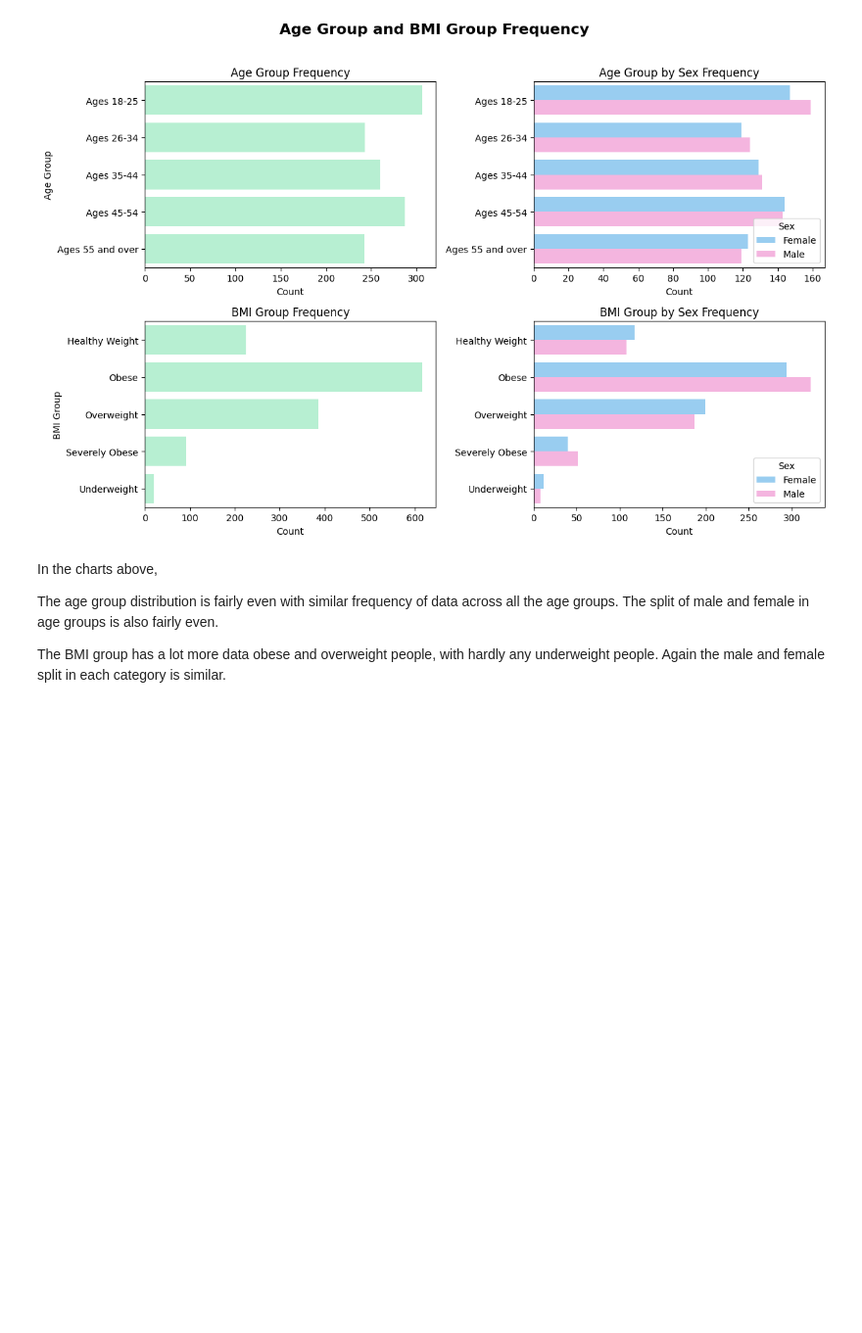
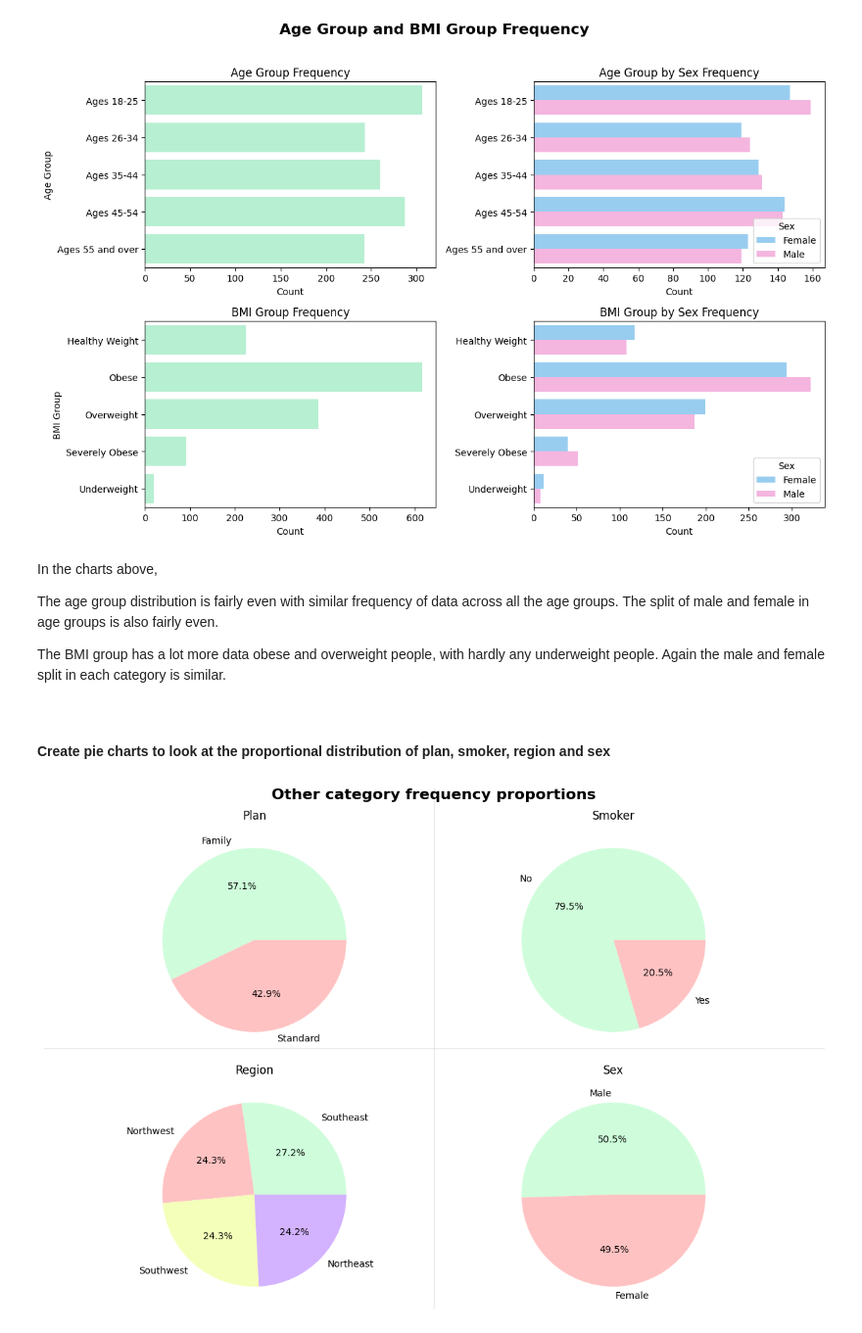
Before and after one commit to petedanielsmith/HealthcareInsuranceDataAnalyticsProject, a Jupyter notebook: jupyter_notebooks/data_visualisation.ipynb, the cells around one changed output. Shown at 98% size. Drawn from its saved outputs; the diff is of its cells as text; code cells hidden in the pictures; blank space fills up the shorter version.

Commit message:
Add pie charts for category frequency to notebook (#21)

```diff
--- a/jupyter_notebooks/data_visualisation.ipynb
+++ b/jupyter_notebooks/data_visualisation.ipynb
@@ -99,3 +100,48 @@ In the charts above,
 The age group distribution is fairly even with similar frequency of data across all the age groups. The split of male and female in age groups is also fairly even.
 
 The BMI group has a lot more data obese and overweight people, with hardly any underweight people. Again the male and female split in each category is similar.
+
+<br/>
+
+#### Create pie charts to look at the proportional distribution of plan, smoker, region and sex
+# %%
+# Get value counts for each category
+plan_counts = insurance['Plan'].value_counts(normalize=True)
+smoker_counts = insurance['Smoker'].value_counts(normalize=True)
+region_counts = insurance['Region'].value_counts(normalize=True)
+sex_counts = insurance['Sex'].value_counts(normalize=True)
+
+# Create subplots
+fig, axs = plt.subplots(2, 2, figsize=(12, 8))
+
+# Top-left: Plan
+axs[0, 0].pie(plan_counts.values, labels=plan_counts.index, autopct='%1.1f%%', colors=["#CFFDDB","#FFC2C2"])
+axs[0, 0].set_title('Plan')
+
+# Top-right: Smoker
+axs[0, 1].pie(smoker_counts.values, labels=smoker_counts.index, autopct='%1.1f%%', colors=["#CFFDDB","#FFC2C2"])
+axs[0, 1].set_title('Smoker')
+
+# Bottom-left: Region
+axs[1, 0].pie(region_counts.values, labels=region_counts.index, autopct='%1.1f%%', colors=["#CFFDDB","#FFC2C2","#F4FFBA","#D3B2FF"])
+axs[1, 0].set_title('Region')
+
+# Bottom-right: Sex
+axs[1, 1].pie(sex_counts.values, labels=sex_counts.index, autopct='%1.1f%%', colors=["#CFFDDB","#FFC2C2"])
+axs[1, 1].set_title('Sex')
+
+# Add overall title
+fig.suptitle('Other category frequency proportions', fontsize=16, fontweight='bold')
+
+# Adjust spacing for suptitle
+plt.tight_layout( pad=1.0)
+
+# Add grid lines to separate the pie charts
+fig.add_artist(mlines.Line2D([0.02, 0.98], [0.5, 0.5], color='lightgrey', linewidth=1, alpha=0.5, transform=fig.transFigure))
+fig.add_artist(mlines.Line2D([0.5, 0.5], [0.02, 0.98], color='lightgrey', linewidth=1, alpha=0.5, transform=fig.transFigure))
+
+# Save figure and show
+#plt.savefig('../charts/age_and_bmi_frequency.png')
+plt.show()
+# %% [output]
+[figure, added]
```
Also changed, not shown: parts of 2 cells of this notebook.
